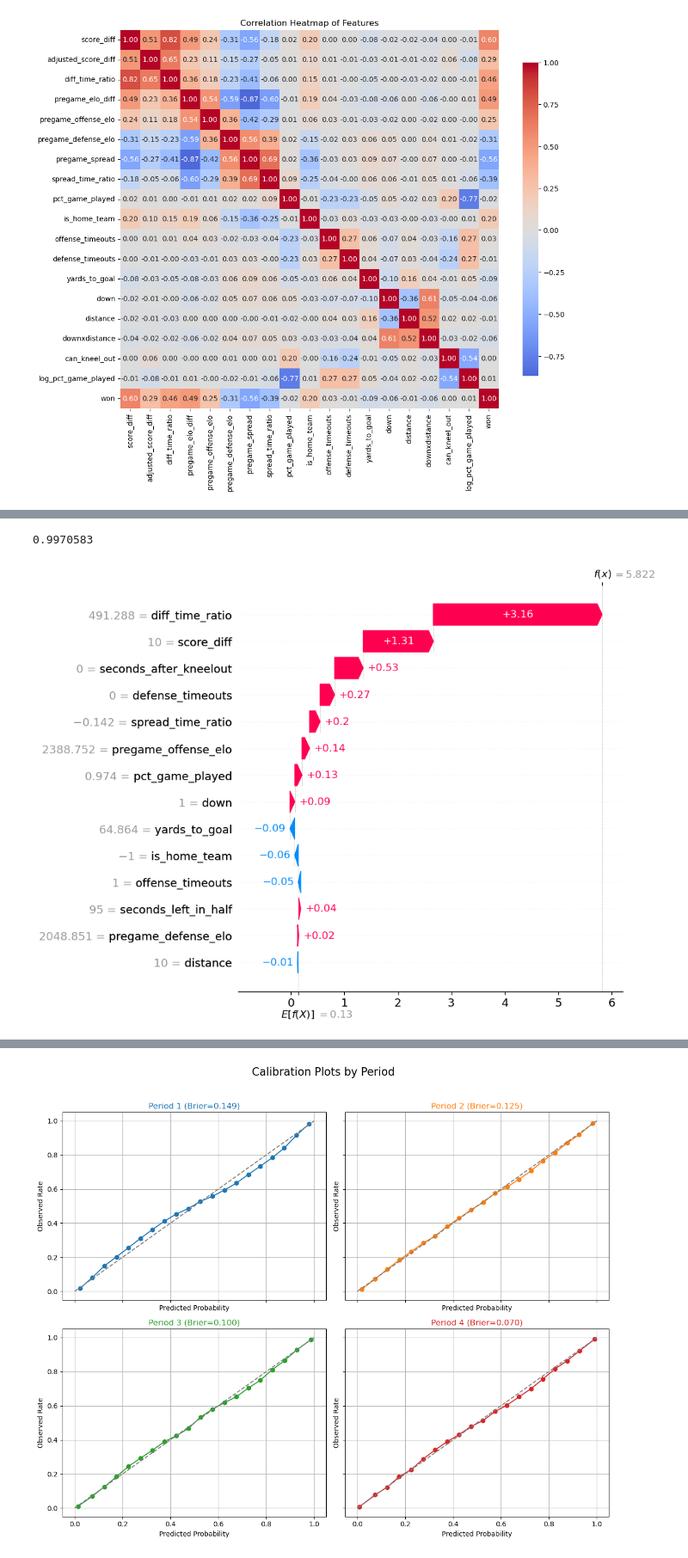
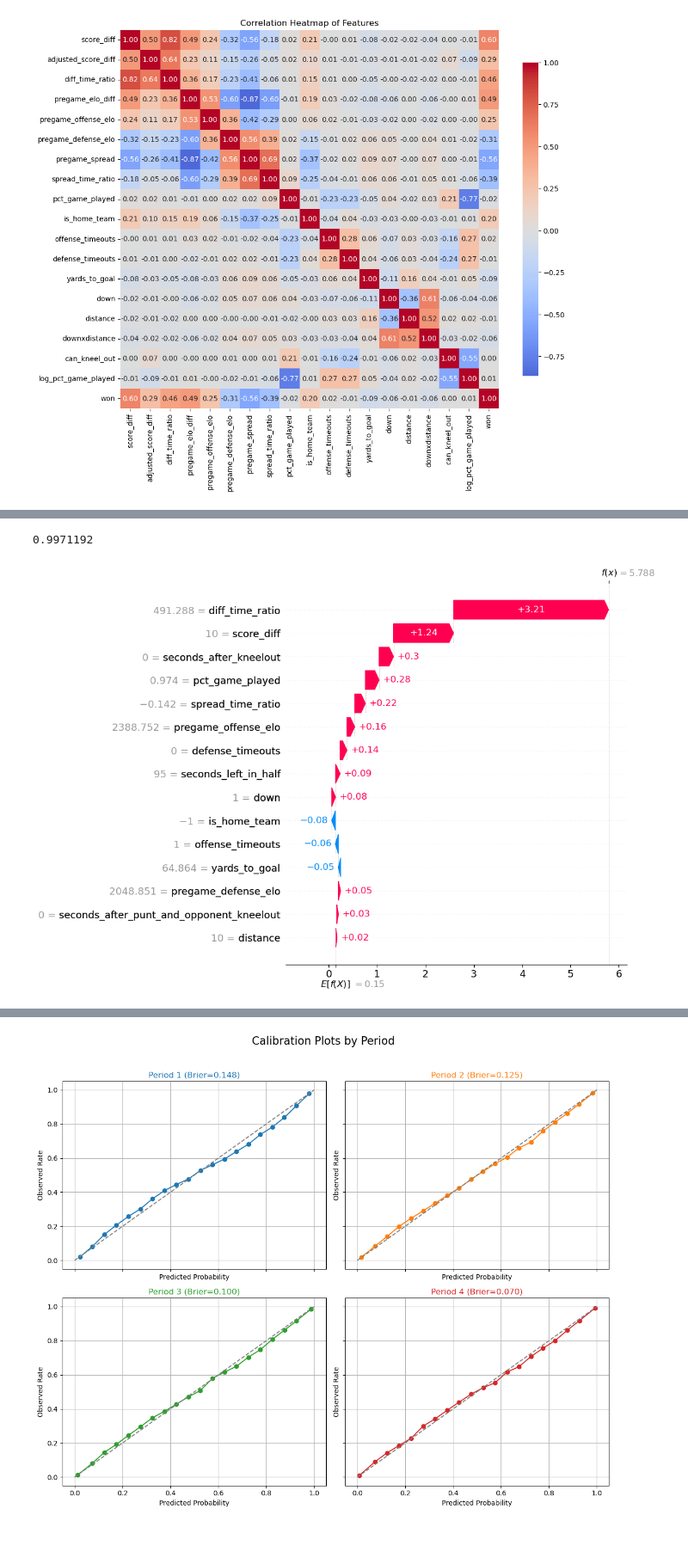
Before and after one commit to lneuendorf/4th-down-models, a Jupyter notebook: notebooks/02_win_probability.ipynb, the cells around one changed output, grey strips where cells are left out. Shown at 86% size. Saved outputs shown, nothing was run; the diff lists cells and outputs as text; code cells hidden in the pictures.

```diff
--- a/notebooks/02_win_probability.ipynb
+++ b/notebooks/02_win_probability.ipynb
@@ -21,14 +21,13 @@ import cfbd
 pd.set_option('display.max_columns', None)
 pd.set_option('display.max_rows', None)
 
-with open('../config.json') as f:
-    configuration = cfbd.Configuration(
-        access_token = json.load(f)['CFBD_API_KEY']
-    )
+configuration = cfbd.Configuration(
+    access_token = os.environ.get("CFBD_API_KEY")
+)
 # %% [markdown]
 ## 1. Load the Data
 # %%
-YEARS = range(2013, 2025)
+YEARS = range(2013, 2026)
 DATA_DIR = '../data'
 # %%
 def convert_to_snake_case(cols):
@@ -618,7 +672,7 @@ cols = ['game_id', 'drive_id', 'play_id', 'season', 'week', 'season_type', 'venu
         'score_diff', 'pregame_elo_diff', 'pregame_offense_elo', 'pregame_defense_elo', 'pct_game_played',
         'seconds_left_in_half',
         'offense_timeouts', 'defense_timeouts', 'is_home_team', 'yards_to_goal', 'down', 'distance',
-        'seconds_after_kneelout',
+        'seconds_after_kneelout', 'seconds_after_punt_and_opponent_kneelout',
         'can_kneel_out', 'can_kneel_out_30', 'can_kneel_out_60', 'can_kneel_out_90',
         'pregame_spread', 'adjusted_score_diff', 'diff_time_ratio',
         'spread_time_ratio', 'log_pct_game_played',
@@ -702,7 +756,8 @@ feature_names = [
     'yards_to_goal',
     'down',
     'distance',
-    'seconds_after_kneelout'
+    'seconds_after_kneelout',
+    'seconds_after_punt_and_opponent_kneelout',
     # 'can_kneel_out',
     # 'can_kneel_out_30',
     # 'can_kneel_out_60',
@@ -891,35 +946,36 @@ plt.show()
 game_state =   {
     "score_diff": 10,
     "diff_time_ratio": 491.28752028555186,
     "spread_time_ratio": -0.14248275624691992,
     "pregame_offense_elo": 2388.75209490804,
     "pregame_defense_elo": 2048.851043935348,
     "pct_game_played": 0.9736111111111111,
     "seconds_left_in_half": 95.0,
     "is_home_team": -1,
     "offense_timeouts": 1,
     "defense_timeouts": 0,
     "yards_to_goal": 64.86350875856735,
     "down": 1,
     "distance": 10,
-    "seconds_after_kneelout": 0
+    "seconds_after_kneelout": 0,
+    "seconds_after_punt_and_opponent_kneelout": 0,
   }
 
 print(final_model.predict(xgb.DMatrix(pd.DataFrame([game_state])))[0])
 
 # show waterfall plot for the above prediction
 input_df = pd.DataFrame([game_state])[feature_names]  # enforce column order
 
 dmatrix = xgb.DMatrix(input_df, feature_names=feature_names)
 shap_exp = explainer(dmatrix)[0]
 
 # Attach feature names explicitly
 shap_exp.feature_names = feature_names
 
 # Now plot with the correct labels
 shap.plots.waterfall(shap_exp, max_display=15, show=True)
 # %% [output]
-0.9970583
+0.9971192
-[figure, old version]
+[figure, new version]
 # %%
 game_state = {
```
Also changed, not shown: parts of 23 cells of this notebook, 1 other file.
